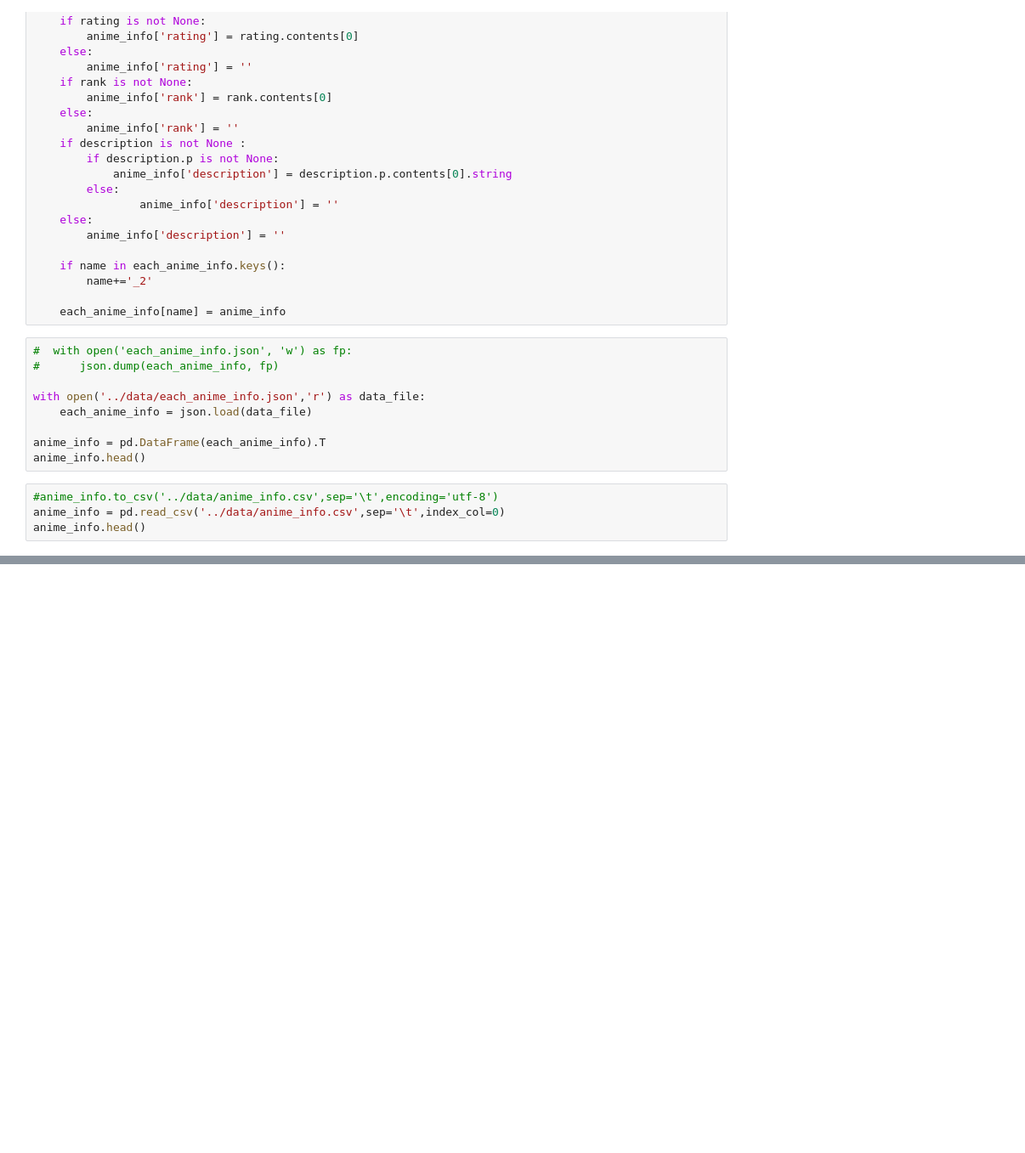
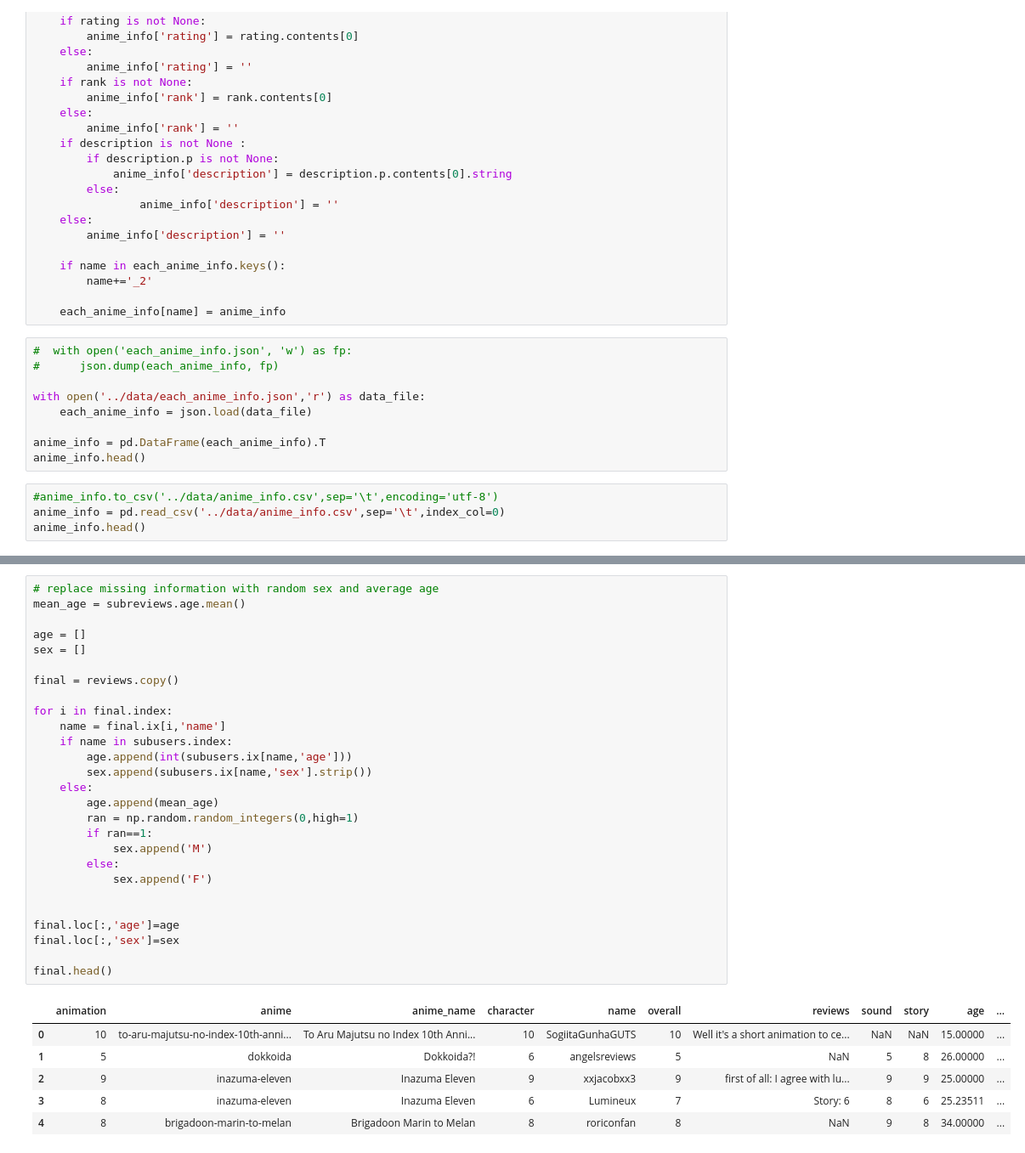
Before and after one commit to xjgege/vulpix, a Jupyter notebook: scraping/Data Scraping.ipynb, the cells around one changed output, grey strips where cells are left out. Shown at 85% size. Cells and saved outputs as stored; diff of their text form; blank space fills up the shorter version.

```diff
--- a/scraping/Data Scraping.ipynb
+++ b/scraping/Data Scraping.ipynb
@@ -334,0 +419,34 @@ anime_info.head()
+# %%
+# replace missing information with random sex and average age
+mean_age = subreviews.age.mean()
+
+age = []
+sex = []
+
+final = reviews.copy()
+
+for i in final.index:
+    name = final.ix[i,'name']
+    if name in subusers.index:
+        age.append(int(subusers.ix[name,'age']))
+        sex.append(subusers.ix[name,'sex'].strip())
+    else:
+        age.append(mean_age)
+        ran = np.random.random_integers(0,high=1)
+        if ran==1:
+            sex.append('M')
+        else:
+            sex.append('F')
+
+
+final.loc[:,'age']=age
+final.loc[:,'sex']=sex
+
+final.head()
+# %% [output]
+|  | animation | anime | anime_name | character | name | overall | reviews | sound | story | age | ... |
+| 0 | 10 | to-aru-majutsu-no-index-10th-anni... | To Aru Majutsu no Index 10th Anni... | 10 | SogiitaGunhaGUTS | 10 | Well it's a short animation to ce... | NaN | NaN | 15.00000 | ... |
+| 1 | 5 | dokkoida | Dokkoida?! | 6 | angelsreviews | 5 | NaN | 5 | 8 | 26.00000 | ... |
+| 2 | 9 | inazuma-eleven | Inazuma Eleven | 9 | xxjacobxx3 | 9 | first of all: I agree with ﻿﻿﻿﻿lu... | 9 | 9 | 25.00000 | ... |
+| 3 | 8 | inazuma-eleven | Inazuma Eleven | 6 | Lumineux | 7 | Story: 6 | 8 | 6 | 25.23511 | ... |
+| 4 | 8 | brigadoon-marin-to-melan | Brigadoon Marin to Melan | 8 | roriconfan | 8 | NaN | 9 | 8 | 34.00000 | ... |
```
Also changed, not shown: parts of 13 cells of this notebook, 1 other file.
